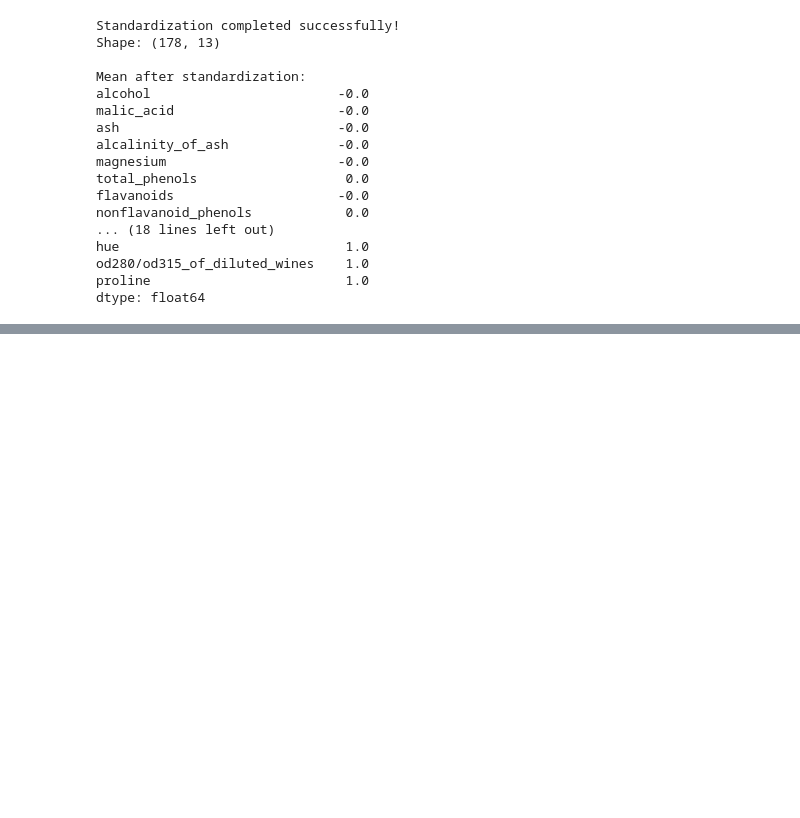
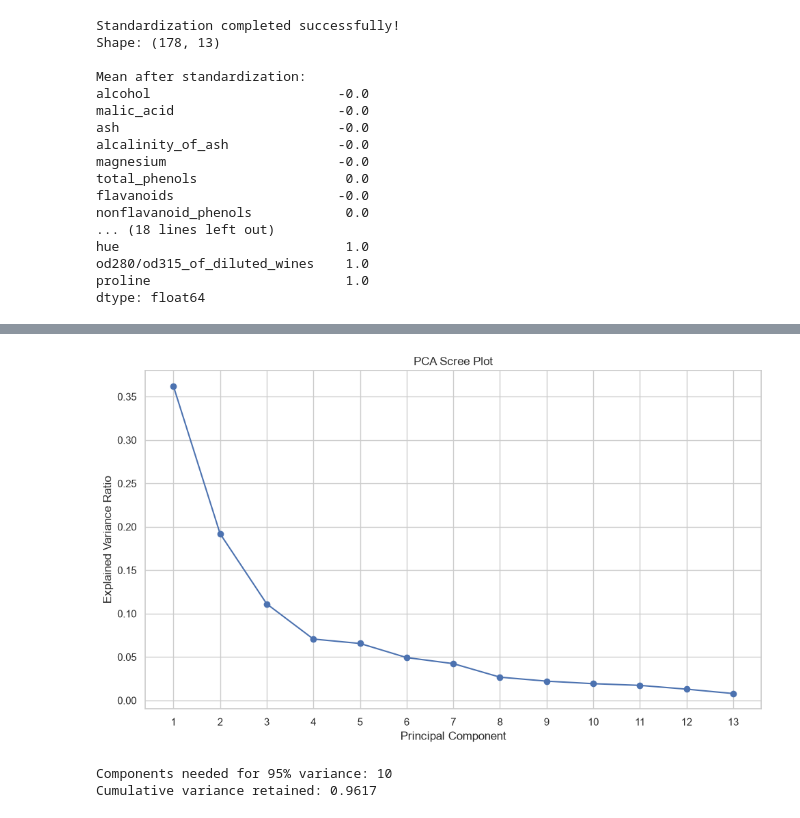
Before and after one commit to shaiksiraj04/RabTech-Academy-Internship, a Jupyter notebook: Task-4/notebooks/Task_4_PCA_Clustering.ipynb, the cells around one changed output, grey strips where cells are left out. Drawn from its saved outputs; the diff is of its cells as text; code cells hidden in the pictures; blank space fills up the shorter version.

```diff
--- a/Task-4/notebooks/Task_4_PCA_Clustering.ipynb
+++ b/Task-4/notebooks/Task_4_PCA_Clustering.ipynb
@@ -122,3 +122,15 @@ hue                             1.0
 od280/od315_of_diluted_wines    1.0
 proline                         1.0
 dtype: float64
+# %%
+# Apply PCA
+
+from sklearn.decomposition import PCA
+
+pca = PCA()
+
+X_pca = pca.fit_transform(X_scaled)
+
+print("PCA completed successfully!")
+print("Original number of features:", X_scaled.shape[1])
+print("Number of PCA components:", X_pca.shape[1])
@@ -124,0 +141,12 @@ dtype: float64
+# %%
+# Explained variance ratio
+
+explained_variance = pca.explained_variance_ratio_
+
+variance_table = pd.DataFrame({
+    "Component": range(1, len(explained_variance) + 1),
+    "Explained_Variance_Ratio": explained_variance,
+    "Cumulative_Variance": np.cumsum(explained_variance)
+})
+
+variance_table
@@ -124,0 +168,37 @@ dtype: float64
+# %%
+# PCA Scree Plot
+
+plt.figure(figsize=(10, 6))
+
+plt.plot(
+    variance_table["Component"],
+    variance_table["Explained_Variance_Ratio"],
+    marker="o"
+)
+
+plt.title("PCA Scree Plot")
+plt.xlabel("Principal Component")
+plt.ylabel("Explained Variance Ratio")
+plt.xticks(range(1, 14))
+plt.grid(True)
+
+plt.tight_layout()
+
+plt.show()
+# %% [output]
+[figure, added]
+# %%
+# Determine the number of components for 95% variance
+
+cumulative_variance = np.cumsum(explained_variance)
+
+n_components_95 = np.argmax(cumulative_variance >= 0.95) + 1
+
+print("Components needed for 95% variance:", n_components_95)
+print(
+    "Cumulative variance retained:",
+    round(cumulative_variance[n_components_95 - 1], 4)
+)
+# %% [output]
+Components needed for 95% variance: 10
+Cumulative variance retained: 0.9617
```
Also changed, not shown: parts of 17 cells of this notebook, 8 other files.
